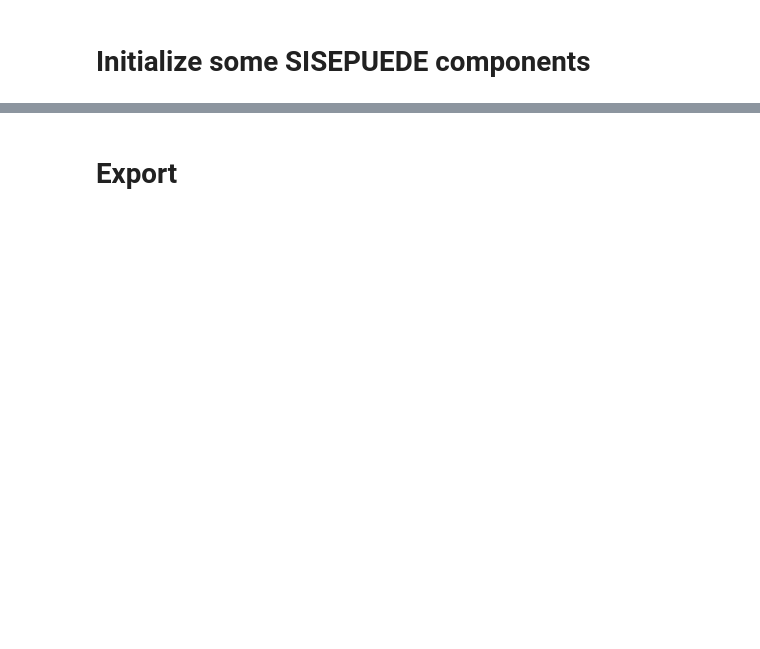
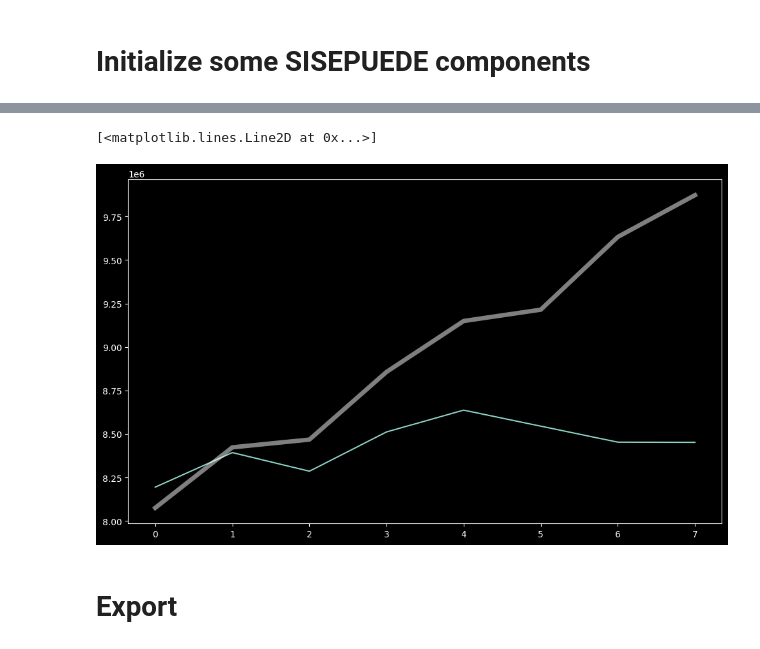
Before and after one commit to sisepuede-framework/ssp_uganda_data, a Jupyter notebook: data_processing/LIVESTOCK_ELASTICITIES.ipynb, the cells around one changed output, grey strips where cells are left out. Drawn from its saved outputs; the diff is of its cells as text; code cells hidden in the pictures; blank space fills up the shorter version.

```diff
--- a/data_processing/LIVESTOCK_ELASTICITIES.ipynb
+++ b/data_processing/LIVESTOCK_ELASTICITIES.ipynb
@@ -707,3 +200,30 @@ plot_lvst(
+# %%
+df_test = sf.match_df_to_target_df(
+    df_inputs,
+    df_elasticities,
+    [
+        time_periods.field_year,
+        regions.field_iso,
+    ]
+)
+
+
+df_test_proj = models.model_afolu(df_test, )
+
+
+##  COMPARISON PLOT
+
+fig, ax = plt.subplots(figsize = (12, 7))
+
+_CAT_LVST = "cattle_dairy"
+field_init = _MODVAR_POP_INIT.build_fields(category_restrictions = _CAT_LVST, )
+field_proj = _MODVAR_DEMAND.build_fields(category_restrictions = _CAT_LVST, )
+
+ax.plot(df_test[field_init].iloc[0:8], label = "base", )
+ax.plot(df_test_proj[field_proj].iloc[0:8], alpha = 0.5, color = "white", linewidth = 5, label = "projected", )
+# %% [output]
+[<matplotlib.lines.Line2D at 0x...>]
+[figure, added]
 # %% [markdown]
 # Export
 # %%
```
Also changed, not shown: parts of 43 cells of this notebook, 11 other files.
